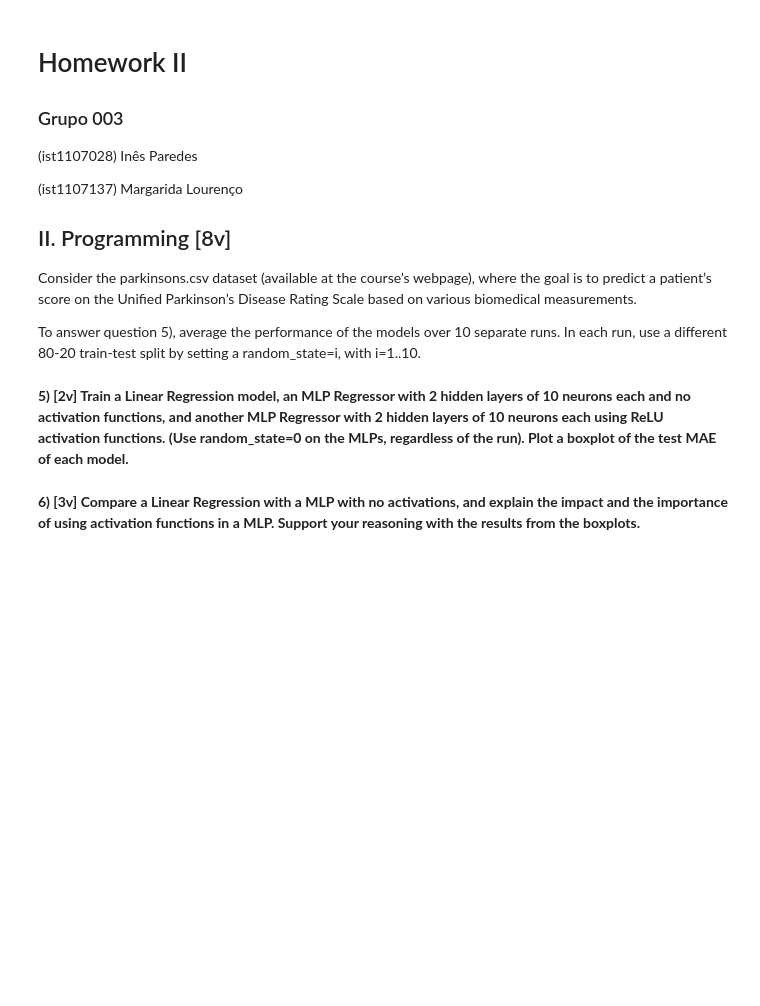
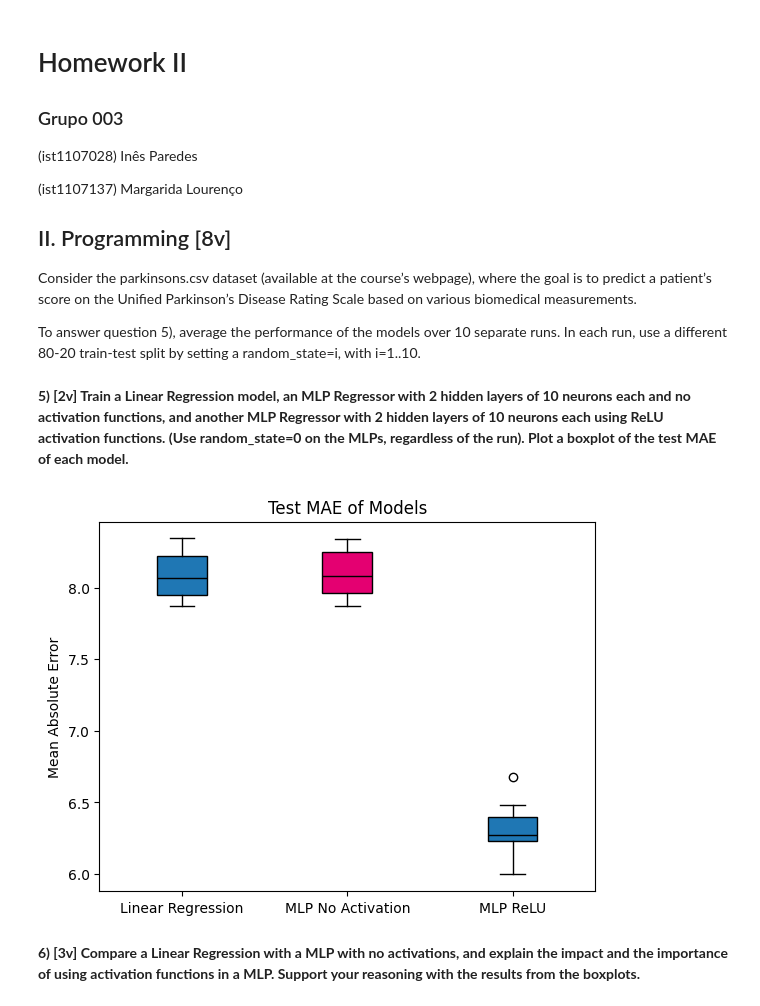
Before and after one commit to Margarida-Lourenco/HW-Apre, a Jupyter notebook: HW3/HW3.ipynb, the cells around one changed output. Saved outputs shown, nothing was run; the diff lists cells and outputs as text; code cells hidden in the pictures; blank space fills up the shorter version.

```diff
--- a/HW3/HW3.ipynb
+++ b/HW3/HW3.ipynb
@@ -21,6 +21,75 @@ run, use a diﬀerent 80-20 train-test split by setting a random_state=i, with i
 neurons each and no activation functions, and another MLP Regressor with 2 hidden
 layers of 10 neurons each using ReLU activation functions. (Use random_state=0 on the
 MLPs, regardless of the run). Plot a boxplot of the test MAE of each model.**
+# %%
+import matplotlib.pyplot as plt, pandas as pd
+from sklearn.model_selection import train_test_split
+from sklearn.linear_model import LinearRegression
+from sklearn.metrics import mean_absolute_error
+from sklearn.neural_network import MLPRegressor
+
+# Read the dataset
+df = pd.read_csv("./parkinsons.csv")
+X, y = df.drop("target", axis=1), df["target"]
+
+linear_mae = []
+
+# Linear Regression
+for i in range(1, 11):
+    X_train, X_test, y_train, y_test = train_test_split(X, y, test_size=0.2, random_state=i)
+
+    lr_model = LinearRegression()
+    lr_model.fit(X_train, y_train)
+
+    y_pred = lr_model.predict(X_test)
+    mae = mean_absolute_error(y_test, y_pred)
+    linear_mae.append(mae)
+
+mlp_no_activation_mae = []
+
+# mlps with no activation function
+for i in range(1, 11):
+    X_train, X_test, y_train, y_test = train_test_split(X, y, test_size=0.2, random_state=i)
+
+    mlp_no_activation = MLPRegressor(hidden_layer_sizes=(10, 10), activation='identity',
+                                     random_state=0, validation_fraction=0.2, early_stopping=True)
+    mlp_no_activation.fit(X_train, y_train)
+
+    y_pred = mlp_no_activation.predict(X_test)
+    mae = mean_absolute_error(y_test, y_pred)
+    mlp_no_activation_mae.append(mae)
+
+mlp_relu_mae = []
+
+# mlps with ReLU activation function
+for i in range(1, 11):
+    X_train, X_test, y_train, y_test = train_test_split(X, y, test_size=0.2, random_state=i)
+
+    mlp_relu = MLPRegressor(hidden_layer_sizes=(10, 10), activation='relu',
+                            random_state=0, validation_fraction=0.2, early_stopping=True)
+    mlp_relu.fit(X_train, y_train)
+
+    y_pred = mlp_relu.predict(X_test)
+    mae = mean_absolute_error(y_test, y_pred)
+    mlp_relu_mae.append(mae)
+
+# Data for plotting
+b_plot = plt.boxplot(
+    [linear_mae, mlp_no_activation_mae, mlp_relu_mae], patch_artist=True,
+    labels=['Linear Regression', 'MLP No Activation', 'MLP ReLU']
+)
+
+colors = ["#1f77b4", "#E40071"]
+for patch, color in zip(b_plot["boxes"], colors):
+    patch.set_facecolor(color)
+for median in b_plot["medians"]:
+    median.set_color("black")
+# Create boxplot
+plt.title('Test MAE of Models')
+plt.ylabel('Mean Absolute Error')
+plt.show()
+# %% [output]
+[figure, added]
 # %% [markdown]
 **6) [3v] Compare a Linear Regression with a MLP with no activations, and explain the impact
 and the importance of using activation functions in a MLP. Support your reasoning with the
```
Also changed, not shown: parts of 1 cell of this notebook.
